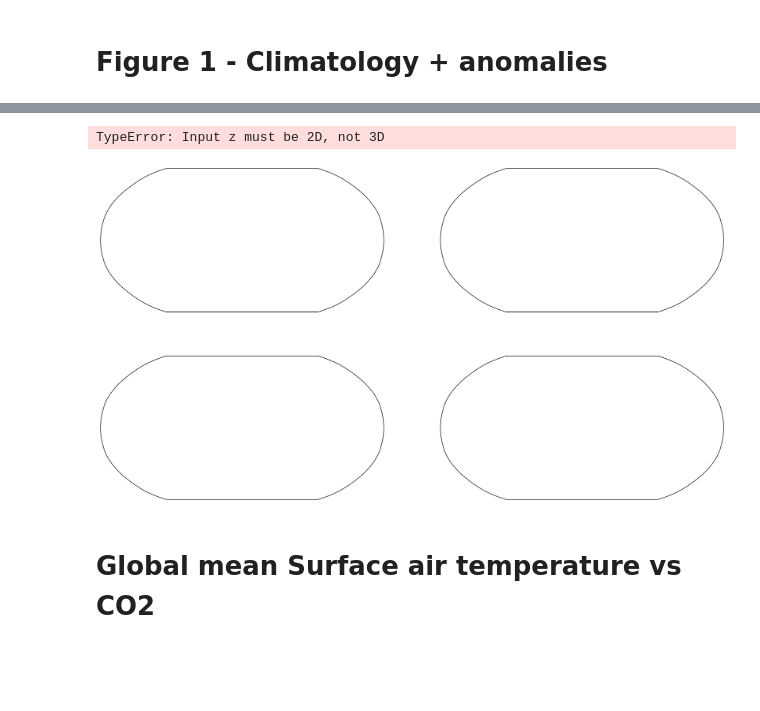
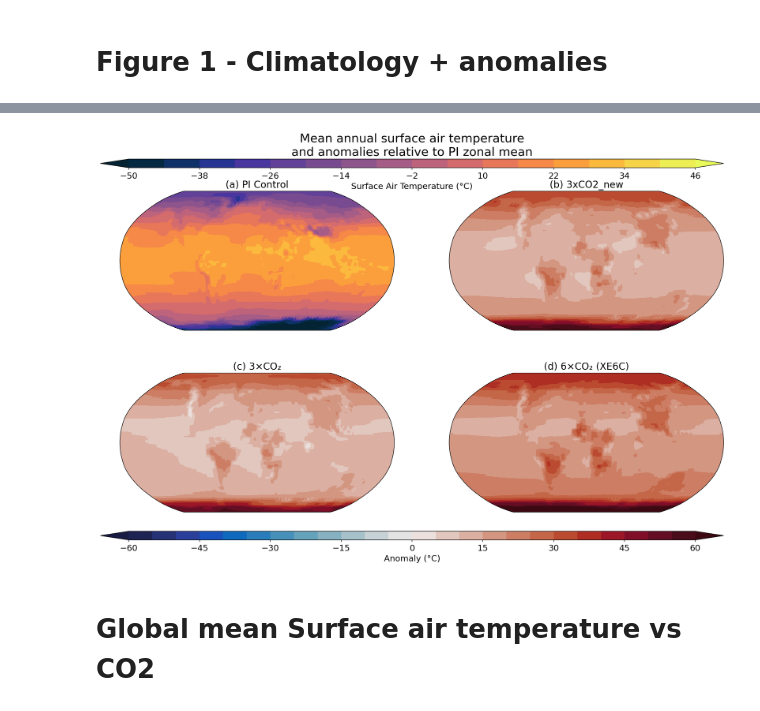
Before and after one commit to renatacoppo/eoctools, a Jupyter notebook: eoctools/data_analysis/dataanalisis.ipynb, the cells around one changed output, grey strips where cells are left out. Cells and saved outputs as stored; diff of their text form; code cells hidden in the pictures; blank space fills up the shorter version.

```diff
--- a/eoctools/data_analysis/dataanalisis.ipynb
+++ b/eoctools/data_analysis/dataanalisis.ipynb
@@ -25,11 +24,13 @@ plt.rcParams.update({
 # %%
 base_path = Path("/lus/h2resw01/hpcperm/ecme3497/data-analysis/epochal/")
 # %%
+# Only exp3 needs slicing; others use full time range
+exp3_path = base_path / "exp3/variables/atm/small_remapped_exp3_atm_cmip6_1m_3[2-3]*.nc"
+
 atm_paths = {
-    "pex3": "pex3/processed/atm_annual_mean_1700-1806.nc"
-    #"3x": "XE3C/variables/atm/small_remapped_XE3C_atm_cmip6_1m_*.nc",
-    #"ex3": "pex3/variables/atm/small_remapped_pex3_atm_cmip6_1m_*.nc",
-    #"6x_X": "XE6C/variables/atm/small_remapped_XE6C_atm_cmip6_1m_*.nc",
+    "3x": "XE3C/variables/atm/small_remapped_XE3C_atm_cmip6_1m_*.nc",
+    "ex3": "pex3/variables/atm/small_remapped_pex3_atm_cmip6_1m_*.nc",
+    "6x_X": "XE6C/variables/atm/small_remapped_XE6C_atm_cmip6_1m_*.nc",
     #"6x_J": "JE06/variables/atm/small_remapped_JE06_atm_cmip6_1m_*.nc",
 }
 # %%
@@ -47,11 +47,11 @@ oce_paths = {
 # Load data
 # %%
 # Slice only exp3
-#exp3 = xr.open_mfdataset(str(exp3_path), combine='by_coords')
-#exp3 = exp3.sel(time_counter=slice("3249-01-01", "3349-12-31"))
+exp3 = xr.open_mfdataset(str(exp3_path), combine='by_coords')
+exp3 = exp3.sel(time_counter=slice("3249-01-01", "3349-12-31"))
 
-#exp3_oce = xr.open_mfdataset(str(exp3_path_oce), combine='by_coords')
-#exp3_oce = exp3_oce.sel(time_counter=slice("3249-01-01", "3349-12-31"))
+exp3_oce = xr.open_mfdataset(str(exp3_path_oce), combine='by_coords')
+exp3_oce = exp3_oce.sel(time_counter=slice("3249-01-01", "3349-12-31"))
 
 # Load other experiments lazily
 atm = {k: load_last_years(base_path, p, nyears=100) for k, p in atm_paths.items()}
@@ -69,11 +75,8 @@ pex3/processed/oce_annual_mean_1700-1806.nc: 1601-1700 (1 files)
 tas = {}
 
 # exp3 (PI control)
-#tas["pi"] = annual_mean(exp3["tas"]) - 273.15
+tas["pi"] = annual_mean(exp3["tas"]) - 273.15
 
 # Other experiments
-#for k, ds in atm.items():
-    #tas[k] = annual_mean(ds["tas"]) - 273.15
-
 for k, ds in atm.items():
-    tas[k] = ds["tas"] - 273.15
+    tas[k] = annual_mean(ds["tas"]) - 273.15
@@ -97,11 +83,11 @@ Attributes:
 # %% [markdown]
 # Anomalies relative to PI zonal mean
 # %%
-tas_pi_zonal = zonal_mean(tas["pex3"])
+tas_pi_zonal = zonal_mean(tas["pi"])
 
-#tas_anom = {
-#    k: tas[k] - tas_pi_zonal
-#    for k in ["ex3", "3x", "6x_X"]
-#}
+tas_anom = {
+    k: tas[k] - tas_pi_zonal
+    for k in ["ex3", "3x", "6x_X"]
+}
 # %% [markdown]
 # Figure 1 - Climatology + anomalies
@@ -154,6 +94,4 @@ TypeError: Input z must be 2D, not 3D
 # %%
-## Multiple experiments
-
 levels_abs = np.arange(-50, 50.5, 6)
 levels_anom = np.arange(-60, 60.5, 5)
 
@@ -166,48 +104,47 @@ fig, axes = plt.subplots(
 )
 axs = axes.flatten()
 
-pi_cyc, lon_cyc = add_cyclic_point(tas["pex3"], coord=tas["pex3"].lon)
+pi_cyc, lon_cyc = add_cyclic_point(tas["pi"], coord=tas["pi"].lon)
 
 cf0 = axs[0].contourf(
-    lon_cyc, tas["pex3"].lat, pi_cyc,
+    lon_cyc, tas["pi"].lat, pi_cyc,
     levels=levels_abs, cmap=cmap_abs,
     transform=ccrs.PlateCarree(), extend="both"
 )
-axs[0].set_title("(a) piControl")
+axs[0].set_title("(a) PI Control")
 axs[0].set_global()
 
 titles = {"ex3": "(b) 3xCO2_new", "3x": "(c) 3×CO₂", "6x_X": "(d) 6×CO₂ (XE6C)"}
 
 for i, k in enumerate(["ex3", "3x", "6x_X"], start=1):
     data_cyc, _ = add_cyclic_point(tas_anom[k], coord=tas_anom[k].lon)
 
     cf = axs[i].contourf(
         lon_cyc, tas_anom[k].lat, data_cyc,
         levels=levels_anom, cmap=cmap_anom,
         transform=ccrs.PlateCarree(), extend="both"
     )
     axs[i].set_title(titles[k])
     axs[i].set_global()
 
 
 cax_abs = fig.add_axes([0.1, 0.92, 0.8, 0.02])
 fig.colorbar(cf0, cax=cax_abs, orientation="horizontal",
              label="Surface Air Temperature (°C)")
 
 cax_anom = fig.add_axes([0.1, 0.06, 0.8, 0.02])
 fig.colorbar(cf, cax=cax_anom, orientation="horizontal",
              label="Anomaly (°C)")
 
 fig.suptitle(
     "Mean annual surface air temperature\nand anomalies relative to PI zonal mean",
     y=1.0
 )
 
 plt.savefig("tas_maps.png", bbox_inches="tight")
 plt.show()
 # %% [output]
-TypeError: Input z must be 2D, not 3D
-[figure, old version]
+[figure, new version]
 # %% [markdown]
 # Global mean Surface air temperature vs CO2
 # %%
```
Also changed, not shown: parts of 6 cells of this notebook, 7 other files.
